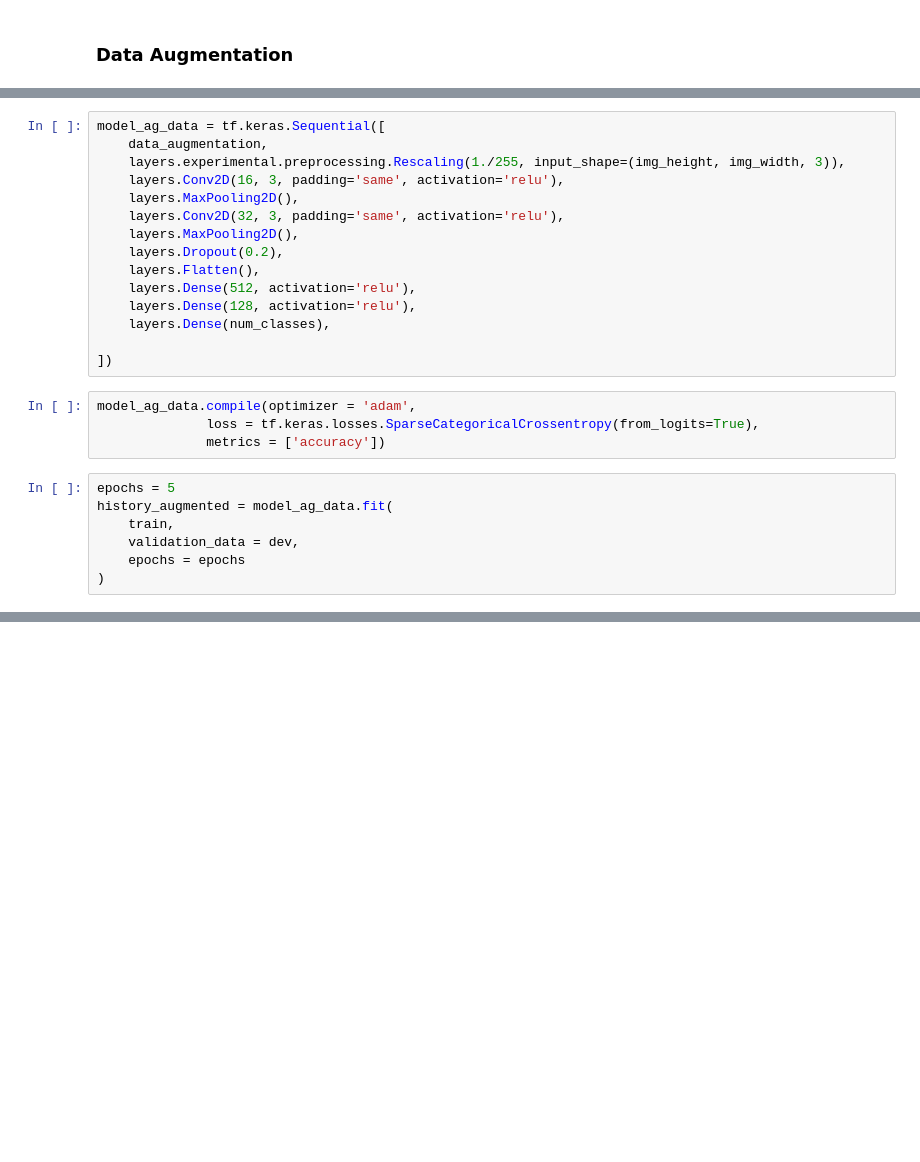
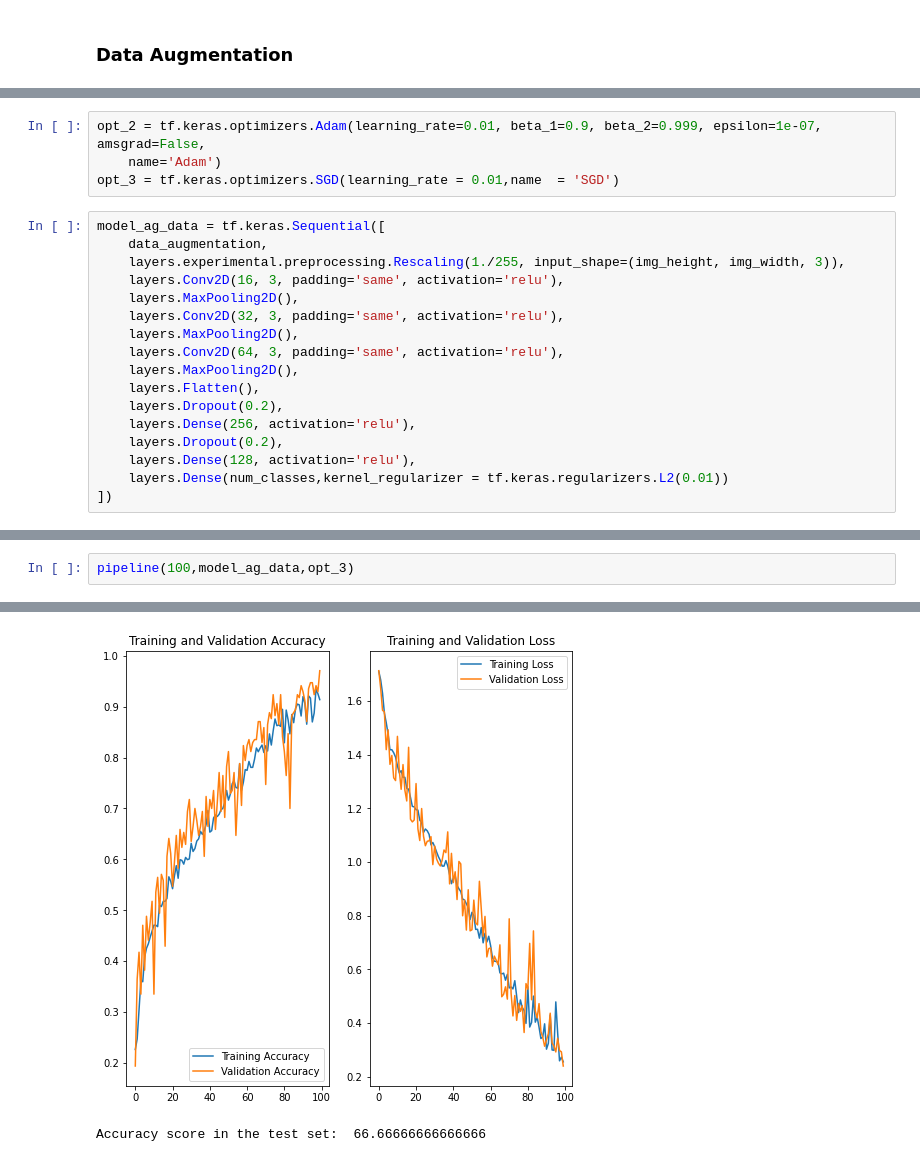
Before and after one commit to nicolasbuitragob/crop_images_clf, a Jupyter notebook: crop_clf.ipynb, the cells around one changed output, grey strips where cells are left out. Saved outputs shown, nothing was run; the diff lists cells and outputs as text; blank space fills up the shorter version.

Commit message:
data augmentantion added. Final score on test set using regularization and data augmentation : 66.6%

```diff
--- a/crop_clf.ipynb
+++ b/crop_clf.ipynb
@@ -168,4 +162,8 @@ data_augmentation = tf.keras.Sequential([
 ])
+# %%
+opt_2 = tf.keras.optimizers.Adam(learning_rate=0.01, beta_1=0.9, beta_2=0.999, epsilon=1e-07, amsgrad=False,
+    name='Adam')
+opt_3 = tf.keras.optimizers.SGD(learning_rate = 0.01,name  = 'SGD')
 # %%
 model_ag_data = tf.keras.Sequential([
     data_augmentation,
@@ -174,21 +172,12 @@ model_ag_data = tf.keras.Sequential([
     layers.MaxPooling2D(),
     layers.Conv2D(32, 3, padding='same', activation='relu'),
     layers.MaxPooling2D(),
+    layers.Conv2D(64, 3, padding='same', activation='relu'),
+    layers.MaxPooling2D(),
+    layers.Flatten(),
     layers.Dropout(0.2),
-    layers.Flatten(),
-    layers.Dense(512, activation='relu'),
+    layers.Dense(256, activation='relu'),
+    layers.Dropout(0.2),
     layers.Dense(128, activation='relu'),
-    layers.Dense(num_classes),
-
+    layers.Dense(num_classes,kernel_regularizer = tf.keras.regularizers.L2(0.01))
 ])
-# %%
-model_ag_data.compile(optimizer = 'adam',
-              loss = tf.keras.losses.SparseCategoricalCrossentropy(from_logits=True),
-              metrics = ['accuracy'])
-# %%
-epochs = 5
-history_augmented = model_ag_data.fit(
-    train,
-    validation_data = dev,
-    epochs = epochs
-)
@@ -205,0 +184,3 @@ Epoch 5/5
+# %%
+pipeline(100,model_ag_data,opt_3)
+# %% [output]
@@ -205,0 +204,2 @@ Epoch 5/5
+[figure, added]
+Accuracy score in the test set:  66.66666666666666
```
Also changed, not shown: parts of 10 cells of this notebook, 2 other files.
